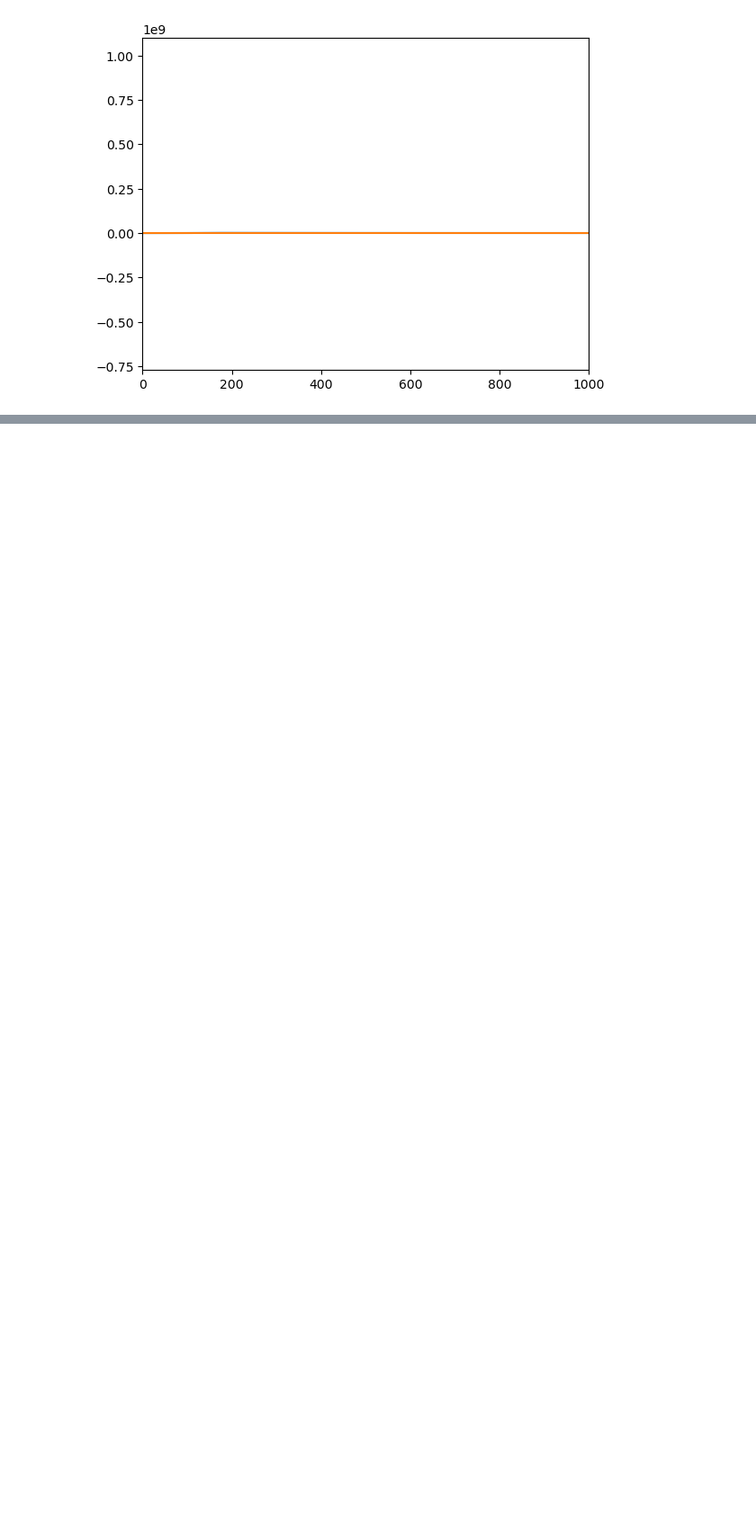
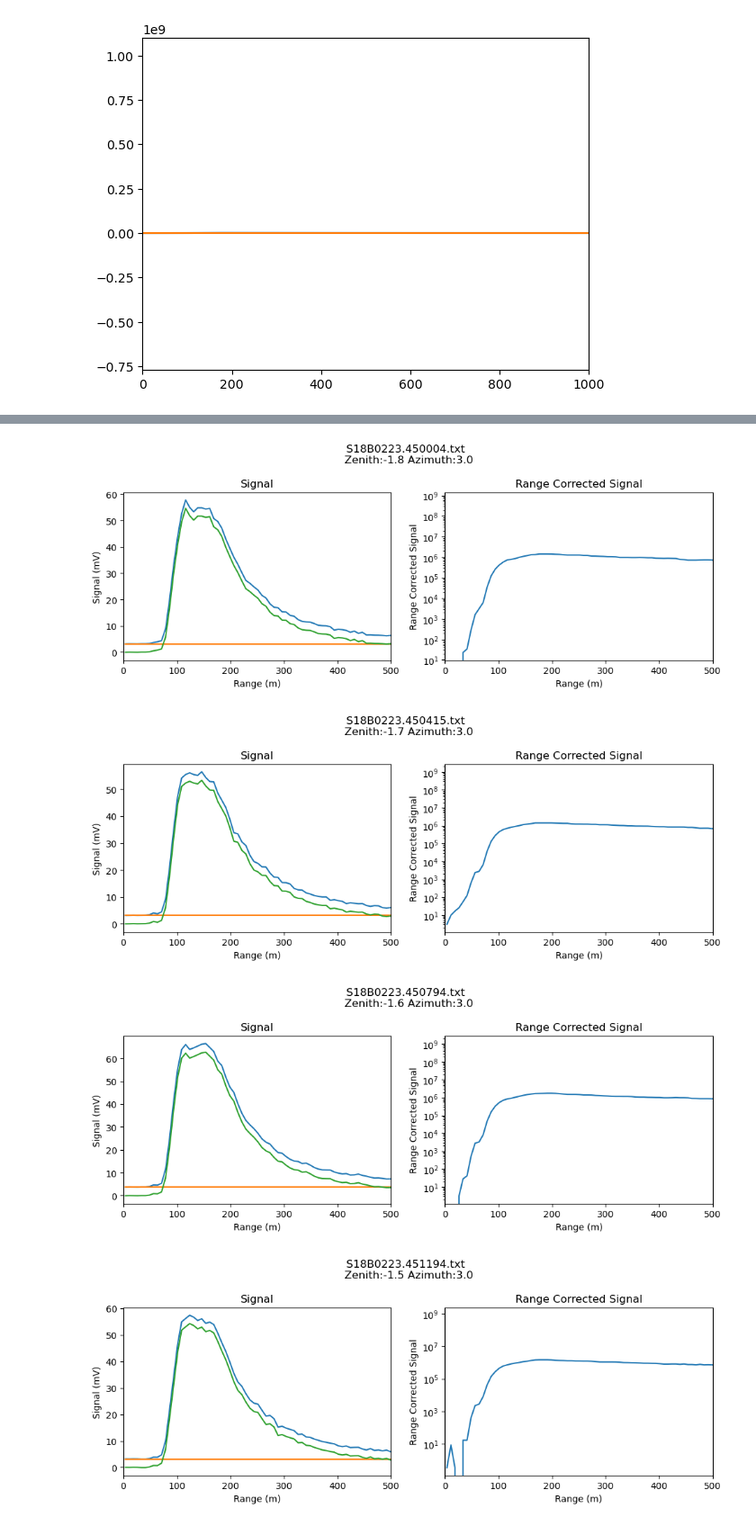
Before and after one commit to marositesUSC/dissertation, a Jupyter notebook: notebooks/lidar_signal_processing/03_process_signals.ipynb, the cells around one changed output, grey strips where cells are left out. Shown at 90% size. Saved outputs shown, nothing was run; the diff lists cells and outputs as text; code cells hidden in the pictures; blank space fills up the shorter version.

```diff
--- a/notebooks/lidar_signal_processing/03_process_signals.ipynb
+++ b/notebooks/lidar_signal_processing/03_process_signals.ipynb
@@ -175,0 +288,39 @@ plt.show()
+# %%
+for file in usc_files:
+    usc_meta, usc_profile = read_lidar_file(file, 'USC', 6)
+    usc_profile = usc_profile.rename(columns={'355.000 .o analog 0 ': 'analog'})
+    df = process_backscatter_profile(usc_profile, 'analog')
+    df.loc[df['analog_range_corrected_smoothed'] < 0, 'analog_range_corrected_smoothed'] = 0
+
+    df = df[df['range_m'] < 1000]
+
+    fig, (ax1, ax2) = plt.subplots(1, 2, figsize=(10, 4))
+
+    # 1. Construct the first subplot to show the raw, background, and corrected signals
+    ax1.plot(df['range_m'], df['analog'], label='Raw')
+    ax1.plot(df['range_m'], df['analog_background'], label='Background')
+    ax1.plot(df['range_m'], df['analog_background_corrected'], label='Corrected')
+
+    ax1.set_title('Signal')
+    ax1.set_xlim(0, 500)
+    ax1.set_xlabel("Range (m)")
+    ax1.set_ylabel("Signal (mV)")
+
+    # 2. Construct the second subplot to show the corrected signal
+    ax2.plot(df['range_m'], df['analog_range_corrected_smoothed'], label='Range Corrected')
+    ax2.set_ylabel("Range Corrected Signal")
+    ax2.set_title('Range Corrected Signal')
+    ax2.set_xlabel("Range (m)")
+    # ax2.set_ylabel("Signal (mV)")
+    ax2.set_xlim(0, 500)
+    ax2.set_yscale('log')
+
+    # 3. Fix potential layout overlapping and display
+    plt.suptitle(f'{usc_meta.get('file_name')} {'\n'} Zenith:{usc_meta.get('raw_zenith_deg')} Azimuth:{usc_meta.get('raw_azimuth_deg')}')
+    plt.tight_layout()
+    plt.show()
+# %% [output]
+[figure, added]
+[figure, added]
+[figure, added]
+[figure, added]
```
Also changed, not shown: parts of 9 cells of this notebook.
